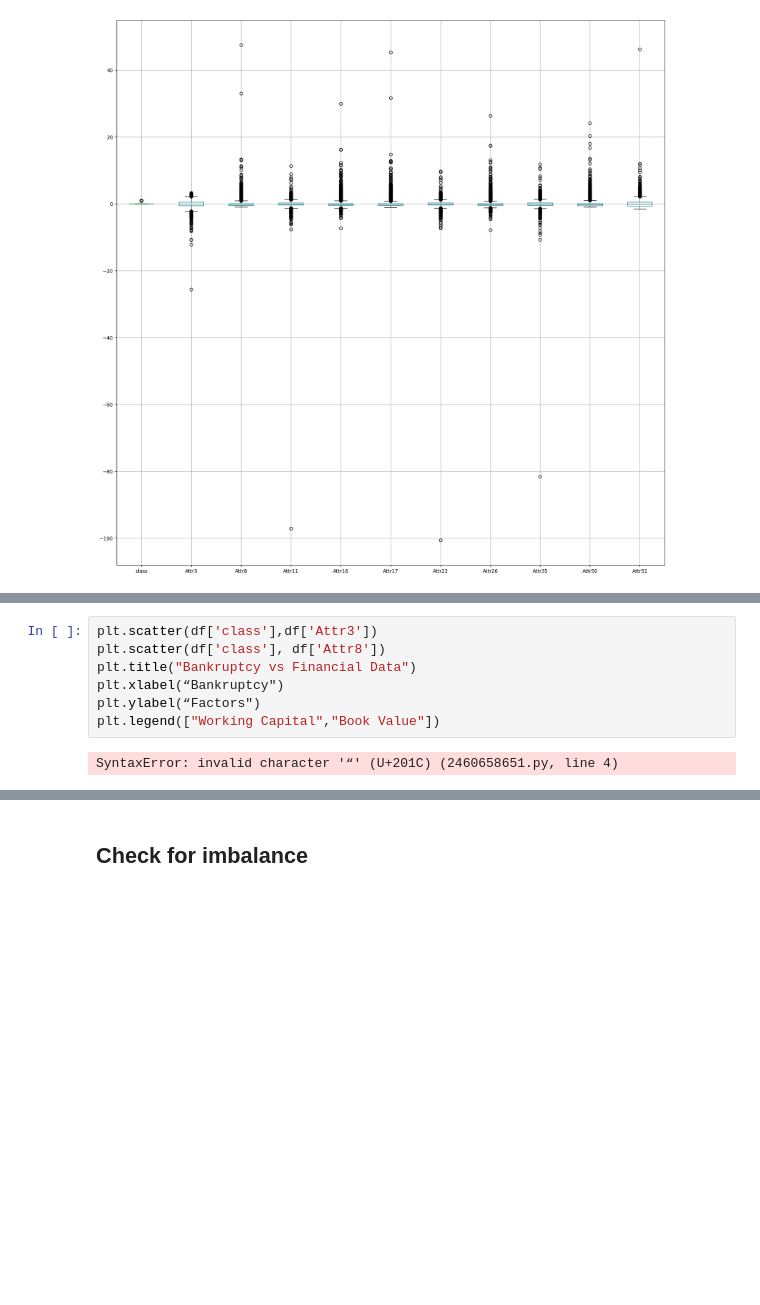
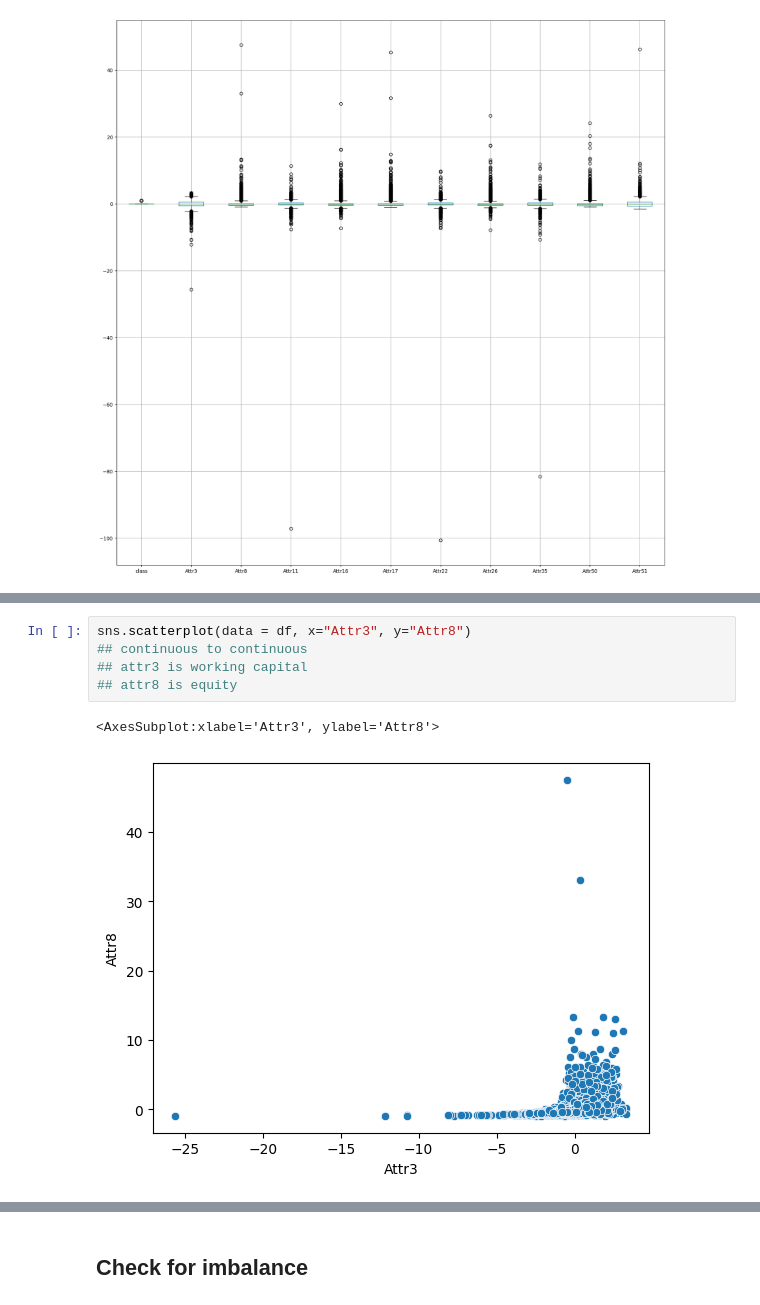
Before and after one commit to ngjunlong9651/BC3407-AI-In-Accounting-Finance, a Jupyter notebook: Week 4 Regression/week4.ipynb, the cells around one changed output, grey strips where cells are left out. Saved outputs shown, nothing was run; the diff lists cells and outputs as text; blank space fills up the shorter version.

```diff
--- a/Week 4 Regression/week4.ipynb
+++ b/Week 4 Regression/week4.ipynb
@@ -70,9 +74,8 @@ sns.catplot(data=df, x="class", y="Attr3")
-# %%
-plt.scatter(df['class'],df['Attr3'])
-plt.scatter(df['class'], df['Attr8'])
-plt.title("Bankruptcy vs Financial Data")
-plt.xlabel(“Bankruptcy")
-plt.ylabel(“Factors")
-plt.legend(["Working Capital","Book Value"])
-# %% [output]
-SyntaxError: invalid character '“' (U+201C) (2460658651.py, line 4)
+# %%
+sns.scatterplot(data = df, x="Attr3", y="Attr8")
+## continuous to continuous
+## attr3 is working capital
+## attr8 is equity
+# %% [output]
+<AxesSubplot:xlabel='Attr3', ylabel='Attr8'>
+[figure, added]
```
Also changed, not shown: parts of 43 cells of this notebook, 11 other files.
